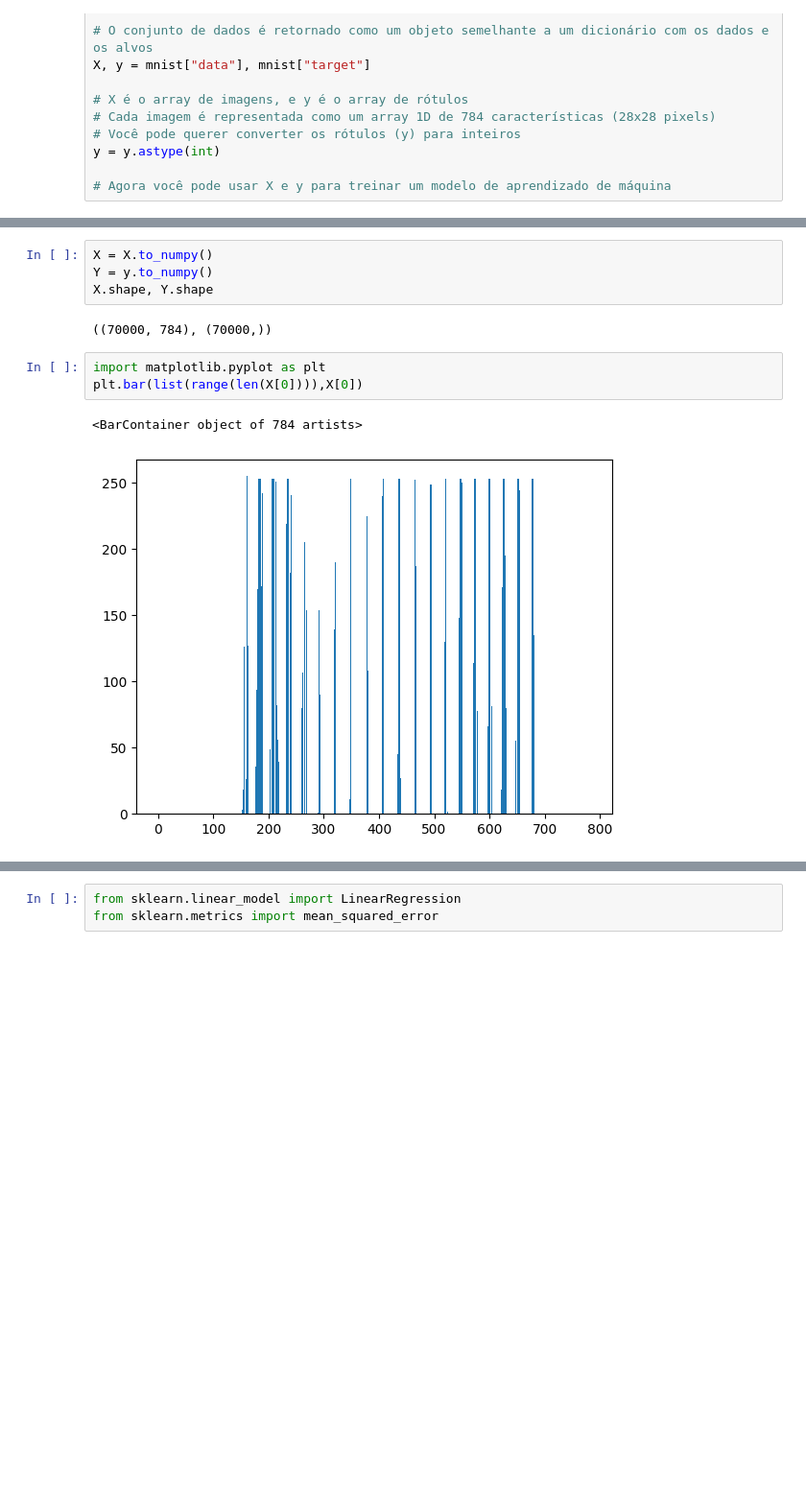
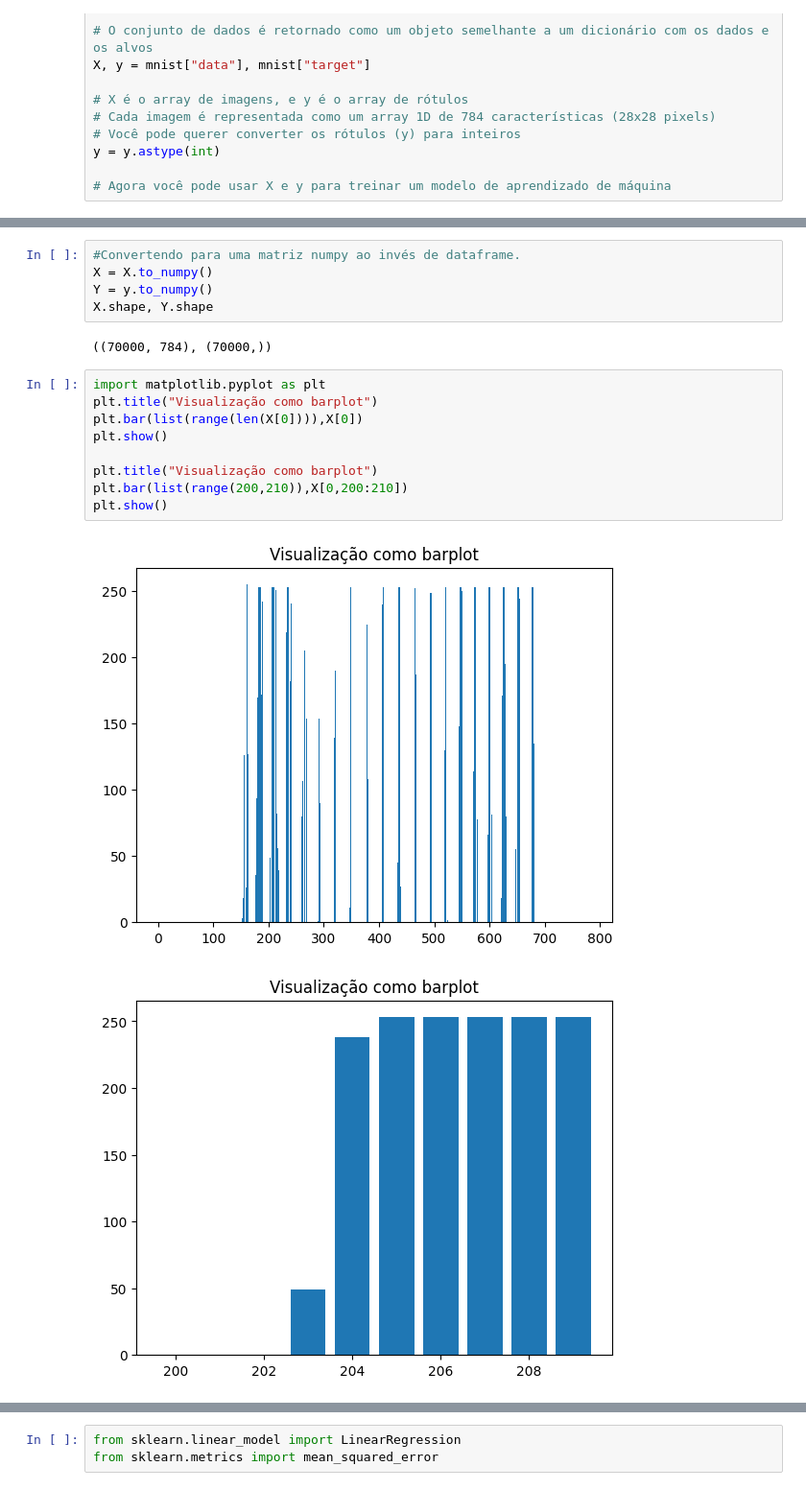
Before and after one commit to mfilipak/FILIPAK-DATA-SCIENCE, a Jupyter notebook: DIA1.ipynb, the cells around one changed output, grey strips where cells are left out. Shown: that part at 96% size. Saved outputs shown, nothing was run; the diff lists cells and outputs as text; blank space fills up the shorter version.

```diff
--- a/DIA1.ipynb
+++ b/DIA1.ipynb
@@ -24,4 +43,5 @@ y = y.astype(int)
 # %%
+#Convertendo para uma matriz numpy ao invés de dataframe.
 X = X.to_numpy()
 Y = y.to_numpy()
 X.shape, Y.shape
@@ -29,9 +49,15 @@ X.shape, Y.shape
 ((70000, 784), (70000,))
 # %%
 import matplotlib.pyplot as plt
+plt.title("Visualização como barplot")
 plt.bar(list(range(len(X[0]))),X[0])
+plt.show()
+
+plt.title("Visualização como barplot")
+plt.bar(list(range(200,210)),X[0,200:210])
+plt.show()
 # %% [output]
-<BarContainer object of 784 artists>
-[figure, old version]
+[figure, new version]
+[figure, added]
 # %%
 plt.hist(X[0], bins=255)
```
Also changed, not shown: parts of 14 cells of this notebook.
